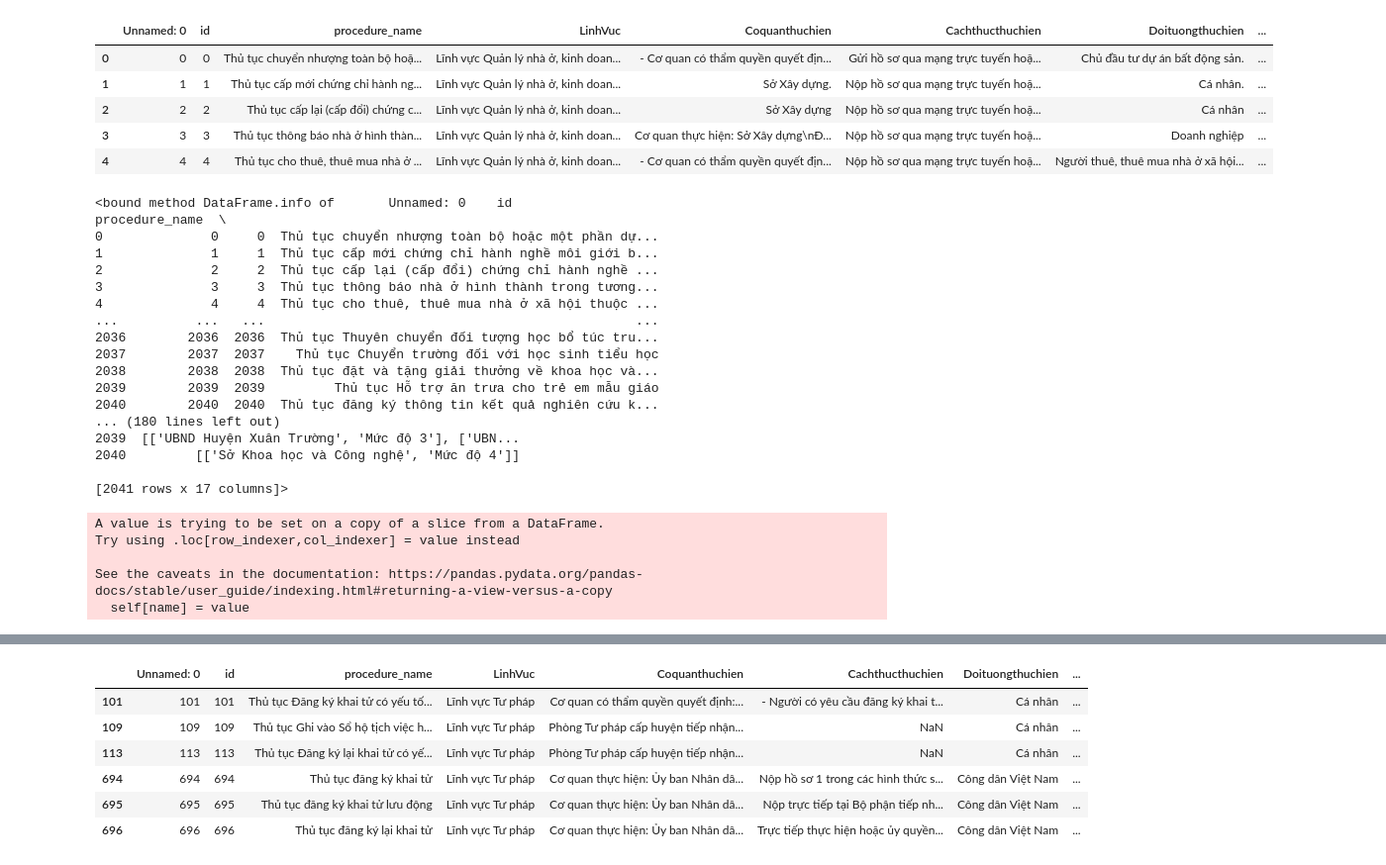
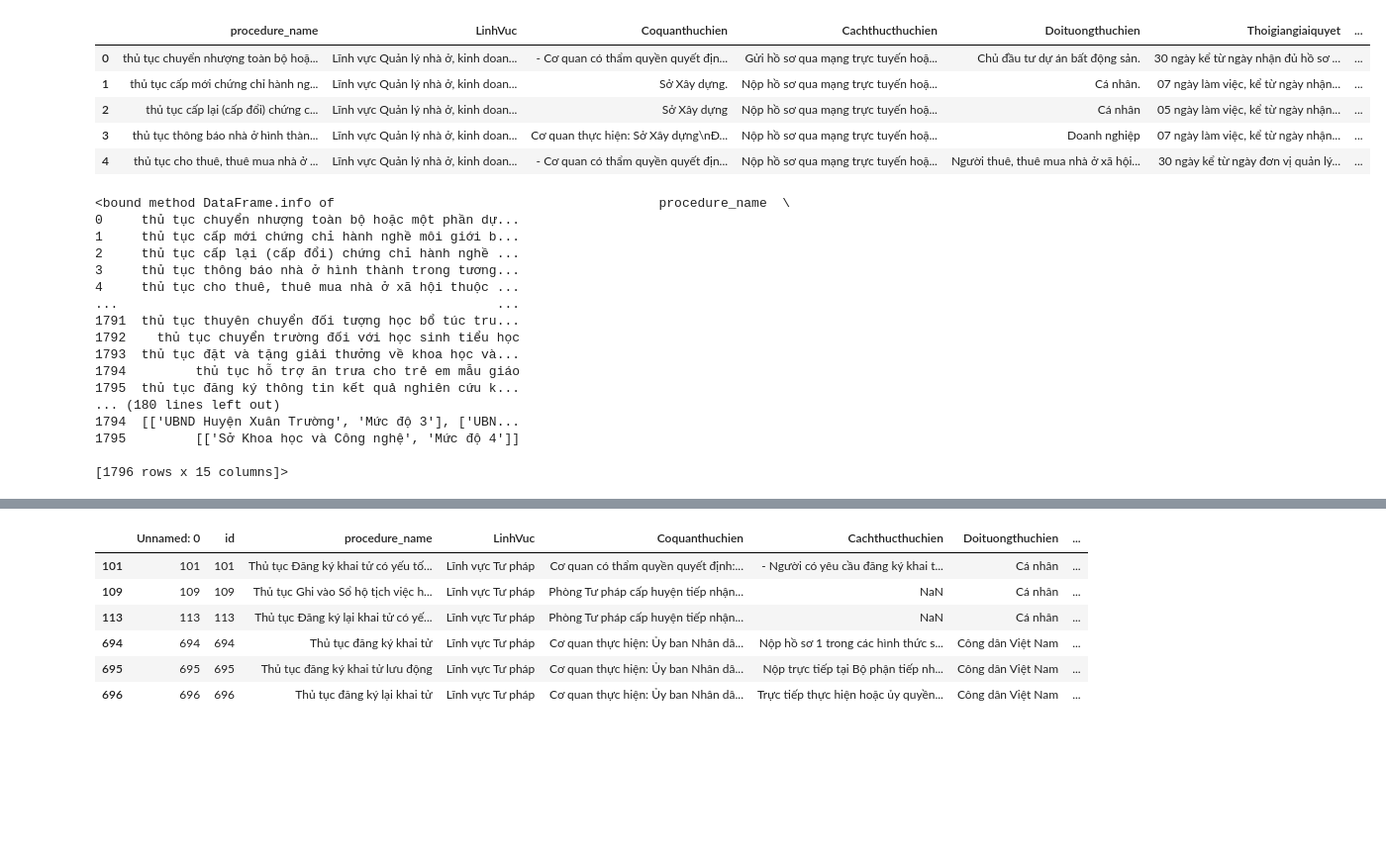
Before and after one commit to Mingg2211/NamDinhV2, a Jupyter notebook: notebook/test.ipynb, the cells around one changed output, grey strips where cells are left out. Shown at 99% size. Drawn from its saved outputs; the diff is of its cells as text; code cells hidden in the pictures; blank space fills up the shorter version.

```diff
--- a/notebook/test.ipynb
+++ b/notebook/test.ipynb
@@ -2,32 +2,32 @@
 import pandas as pd
 from underthesea import word_tokenize
 # %%
-df = pd.read_csv('../data/rawdata.csv')
+df = pd.read_csv('../data/new_procedure.csv',escapechar='\\', skipinitialspace=True)
 df.head()
 # %% [output]
-|  | Unnamed: 0 | id | procedure_name | LinhVuc | Coquanthuchien | Cachthucthuchien | Doituongthuchien | ... |
-| 0 | 0 | 0 | Thủ tục chuyển nhượng toàn bộ hoặ... | Lĩnh vực Quản lý nhà ở, kinh doan... | - Cơ quan có thẩm quyền quyết địn... | Gửi hồ sơ qua mạng trực tuyến hoặ... | Chủ đầu tư dự án bất động sản. | ... |
-| 1 | 1 | 1 | Thủ tục cấp mới chứng chỉ hành ng... | Lĩnh vực Quản lý nhà ở, kinh doan... | Sở Xây dựng. | Nộp hồ sơ qua mạng trực tuyến hoặ... | Cá nhân. | ... |
-| 2 | 2 | 2 | Thủ tục cấp lại (cấp đổi) chứng c... | Lĩnh vực Quản lý nhà ở, kinh doan... | Sở Xây dựng | Nộp hồ sơ qua mạng trực tuyến hoặ... | Cá nhân | ... |
-| 3 | 3 | 3 | Thủ tục thông báo nhà ở hình thàn... | Lĩnh vực Quản lý nhà ở, kinh doan... | Cơ quan thực hiện: Sở Xây dựng\nĐ... | Nộp hồ sơ qua mạng trực tuyến hoặ... | Doanh nghiệp | ... |
-| 4 | 4 | 4 | Thủ tục cho thuê, thuê mua nhà ở ... | Lĩnh vực Quản lý nhà ở, kinh doan... | - Cơ quan có thẩm quyền quyết địn... | Nộp hồ sơ qua mạng trực tuyến hoặ... | Người thuê, thuê mua nhà ở xã hội... | ... |
+|  | procedure_name | LinhVuc | Coquanthuchien | Cachthucthuchien | Doituongthuchien | Thoigiangiaiquyet | ... |
+| 0 | thủ tục chuyển nhượng toàn bộ hoặ... | Lĩnh vực Quản lý nhà ở, kinh doan... | - Cơ quan có thẩm quyền quyết địn... | Gửi hồ sơ qua mạng trực tuyến hoặ... | Chủ đầu tư dự án bất động sản. | 30 ngày kể từ ngày nhận đủ hồ sơ ... | ... |
+| 1 | thủ tục cấp mới chứng chỉ hành ng... | Lĩnh vực Quản lý nhà ở, kinh doan... | Sở Xây dựng. | Nộp hồ sơ qua mạng trực tuyến hoặ... | Cá nhân. | 07 ngày làm việc, kể từ ngày nhận... | ... |
+| 2 | thủ tục cấp lại (cấp đổi) chứng c... | Lĩnh vực Quản lý nhà ở, kinh doan... | Sở Xây dựng | Nộp hồ sơ qua mạng trực tuyến hoặ... | Cá nhân | 05 ngày làm việc, kể từ ngày nhận... | ... |
+| 3 | thủ tục thông báo nhà ở hình thàn... | Lĩnh vực Quản lý nhà ở, kinh doan... | Cơ quan thực hiện: Sở Xây dựng\nĐ... | Nộp hồ sơ qua mạng trực tuyến hoặ... | Doanh nghiệp | 07 ngày làm việc, kể từ ngày nhận... | ... |
+| 4 | thủ tục cho thuê, thuê mua nhà ở ... | Lĩnh vực Quản lý nhà ở, kinh doan... | - Cơ quan có thẩm quyền quyết địn... | Nộp hồ sơ qua mạng trực tuyến hoặ... | Người thuê, thuê mua nhà ở xã hội... | 30 ngày kể từ ngày đơn vị quản lý... | ... |
 # %%
 df.info
 # %% [output]
-<bound method DataFrame.info of       Unnamed: 0    id                                     procedure_name  \
-0              0     0  Thủ tục chuyển nhượng toàn bộ hoặc một phần dự...
-1              1     1  Thủ tục cấp mới chứng chỉ hành nghề môi giới b...
-2              2     2  Thủ tục cấp lại (cấp đổi) chứng chỉ hành nghề ...
-3              3     3  Thủ tục thông báo nhà ở hình thành trong tương...
-4              4     4  Thủ tục cho thuê, thuê mua nhà ở xã hội thuộc ...
-...          ...   ...                                                ...
-2036        2036  2036  Thủ tục Thuyên chuyển đối tượng học bổ túc tru...
-2037        2037  2037    Thủ tục Chuyển trường đối với học sinh tiểu học
-2038        2038  2038  Thủ tục đặt và tặng giải thưởng về khoa học và...
-2039        2039  2039         Thủ tục Hỗ trợ ăn trưa cho trẻ em mẫu giáo
-2040        2040  2040  Thủ tục đăng ký thông tin kết quả nghiên cứu k...
+<bound method DataFrame.info of                                          procedure_name  \
+0     thủ tục chuyển nhượng toàn bộ hoặc một phần dự...
+1     thủ tục cấp mới chứng chỉ hành nghề môi giới b...
+2     thủ tục cấp lại (cấp đổi) chứng chỉ hành nghề ...
+3     thủ tục thông báo nhà ở hình thành trong tương...
+4     thủ tục cho thuê, thuê mua nhà ở xã hội thuộc ...
+...                                                 ...
+1791  thủ tục thuyên chuyển đối tượng học bổ túc tru...
+1792    thủ tục chuyển trường đối với học sinh tiểu học
+1793  thủ tục đặt và tặng giải thưởng về khoa học và...
+1794         thủ tục hỗ trợ ăn trưa cho trẻ em mẫu giáo
+1795  thủ tục đăng ký thông tin kết quả nghiên cứu k...
 ... (180 lines left out)
-2039  [['UBND Huyện Xuân Trường', 'Mức độ 3'], ['UBN...
-2040         [['Sở Khoa học và Công nghệ', 'Mức độ 4']]
+1794  [['UBND Huyện Xuân Trường', 'Mức độ 3'], ['UBN...
+1795         [['Sở Khoa học và Công nghệ', 'Mức độ 4']]
 
-[2041 rows x 17 columns]>
+[1796 rows x 15 columns]>
@@ -36,8 +33,0 @@ new_df = df.drop_duplicates(subset=['procedure_name'])
-# %%
-new_df.procedure_name = new_df.procedure_name.str.lower()
-# %% [output]
-A value is trying to be set on a copy of a slice from a DataFrame.
-Try using .loc[row_indexer,col_indexer] = value instead
-
-See the caveats in the documentation: https://pandas.pydata.org/pandas-docs/stable/user_guide/indexing.html#returning-a-view-versus-a-copy
-  self[name] = value
```
Also changed, not shown: parts of 8 cells of this notebook, 4 other files.
